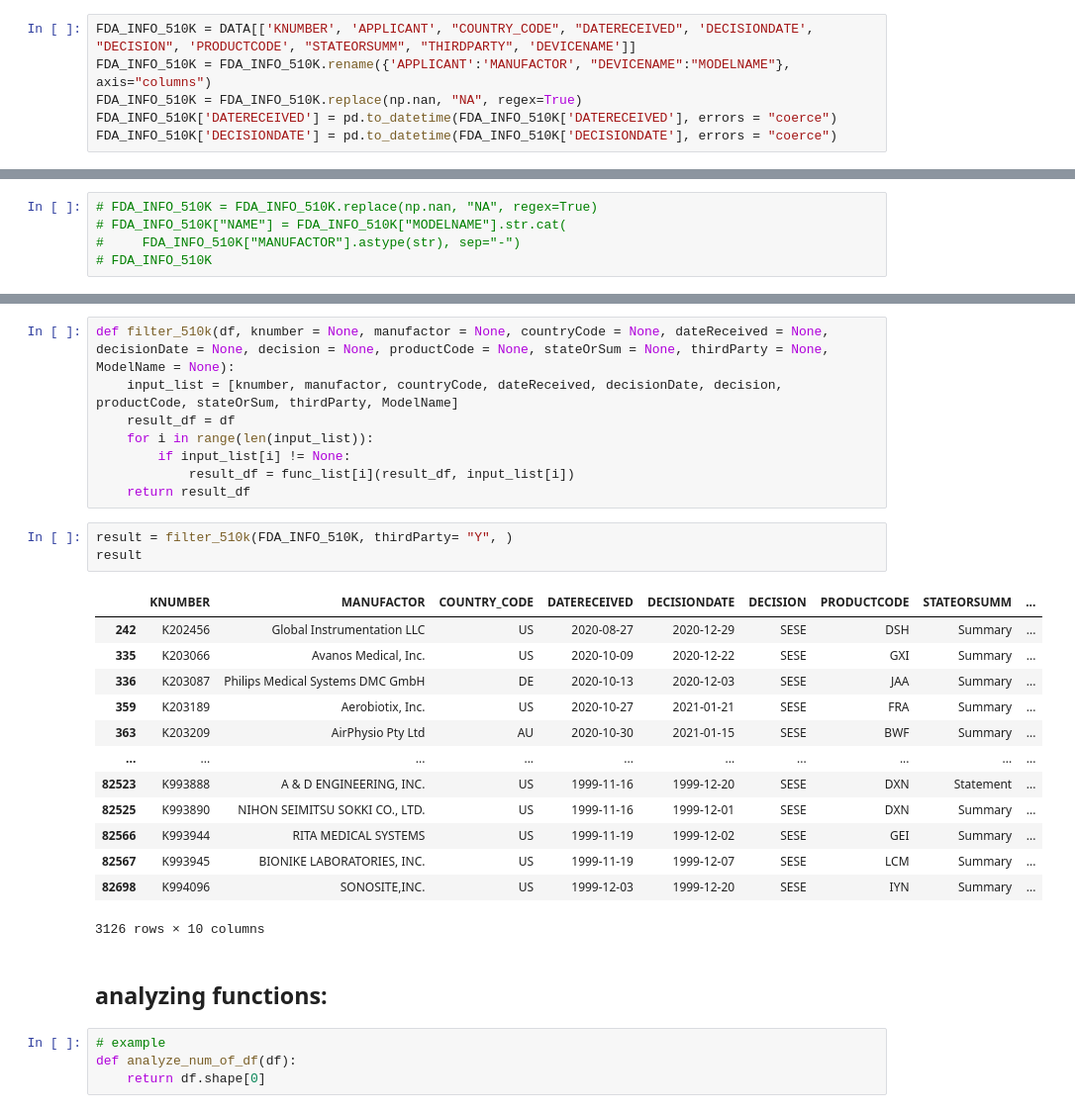
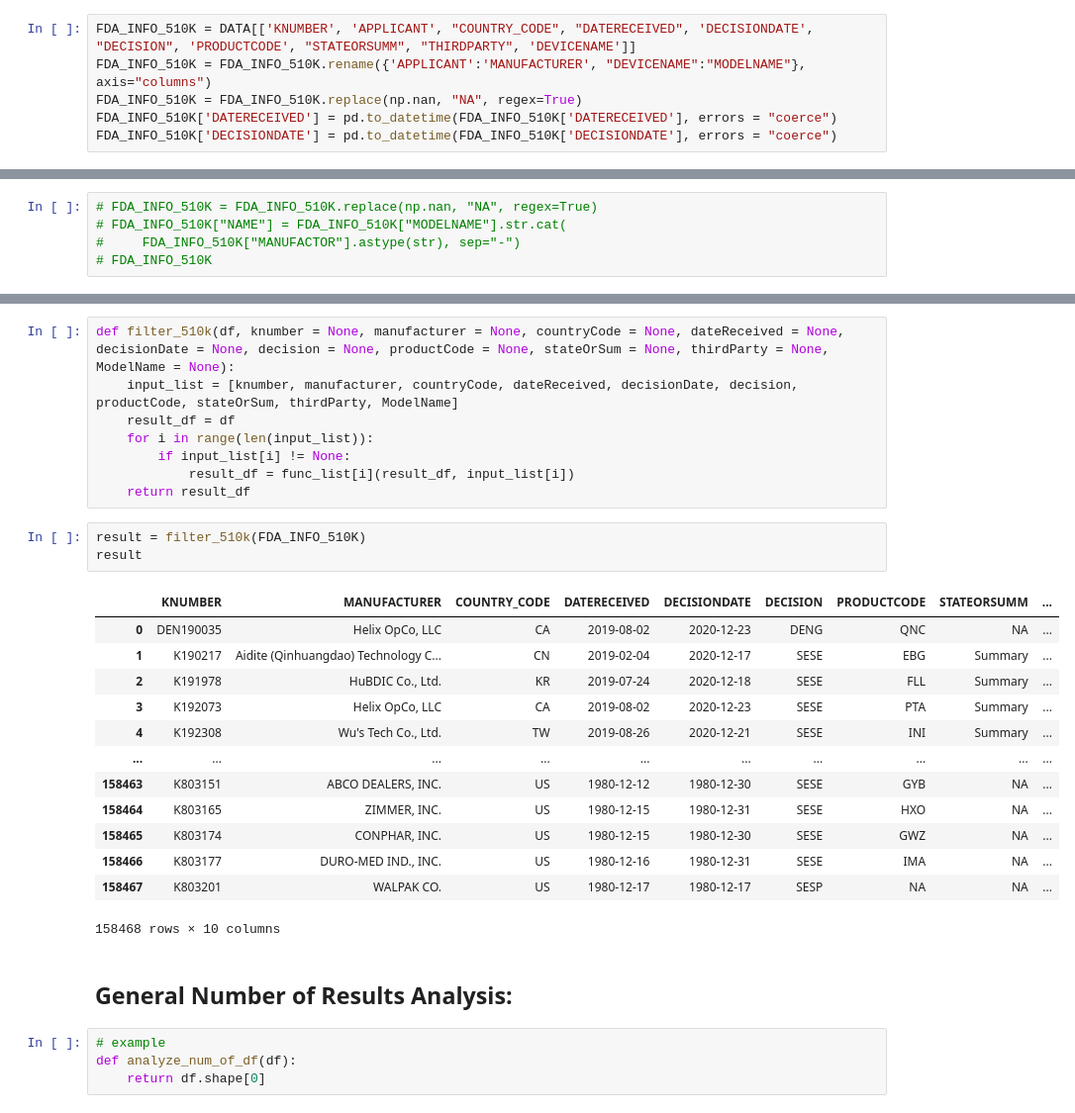
Before and after one commit to BelindaTang1/FDA_DataAnalytics, a Jupyter notebook: searching_engine.ipynb, the cells around one changed output, grey strips where cells are left out. Shown at 99% size. Cells and saved outputs as stored; diff of their text form.

```diff
--- a/searching_engine.ipynb
+++ b/searching_engine.ipynb
@@ -21,7 +23,7 @@ DATA = pd.concat(data_list)
 DATA = DATA.reset_index(drop=True)
 # %%
 FDA_INFO_510K = DATA[['KNUMBER', 'APPLICANT', "COUNTRY_CODE", "DATERECEIVED", 'DECISIONDATE', "DECISION", 'PRODUCTCODE', "STATEORSUMM", "THIRDPARTY", 'DEVICENAME']]
-FDA_INFO_510K = FDA_INFO_510K.rename({'APPLICANT':'MANUFACTOR', "DEVICENAME":"MODELNAME"}, axis="columns")
+FDA_INFO_510K = FDA_INFO_510K.rename({'APPLICANT':'MANUFACTURER', "DEVICENAME":"MODELNAME"}, axis="columns")
 FDA_INFO_510K = FDA_INFO_510K.replace(np.nan, "NA", regex=True)
 FDA_INFO_510K['DATERECEIVED'] = pd.to_datetime(FDA_INFO_510K['DATERECEIVED'], errors = "coerce")
 FDA_INFO_510K['DECISIONDATE'] = pd.to_datetime(FDA_INFO_510K['DECISIONDATE'], errors = "coerce")
@@ -63,32 +65,32 @@ filter_510k_modelName = lambda df, modelName: df[df["MODELNAME"].str.lower().str
 
 func_list = [filter_510k_kNumber, filter_510k_manufactor, filter_510k_countryCode, filter_510k_dateReceived, filter_510k_decisionDate, filter_510k_decision, filter_510k_productCode, filter_510k_stateOrSum, filter_510k_thirdParty, filter_510k_modelName]
 # %%
-def filter_510k(df, knumber = None, manufactor = None, countryCode = None, dateReceived = None, decisionDate = None, decision = None, productCode = None, stateOrSum = None, thirdParty = None, ModelName = None):
-    input_list = [knumber, manufactor, countryCode, dateReceived, decisionDate, decision, productCode, stateOrSum, thirdParty, ModelName]
+def filter_510k(df, knumber = None, manufacturer = None, countryCode = None, dateReceived = None, decisionDate = None, decision = None, productCode = None, stateOrSum = None, thirdParty = None, ModelName = None):
+    input_list = [knumber, manufacturer, countryCode, dateReceived, decisionDate, decision, productCode, stateOrSum, thirdParty, ModelName]
     result_df = df
     for i in range(len(input_list)):
         if input_list[i] != None:
             result_df = func_list[i](result_df, input_list[i])
     return result_df
 # %%
-result = filter_510k(FDA_INFO_510K, thirdParty= "Y", )
+result = filter_510k(FDA_INFO_510K)
 result
 # %% [output]
-|  | KNUMBER | MANUFACTOR | COUNTRY_CODE | DATERECEIVED | DECISIONDATE | DECISION | PRODUCTCODE | STATEORSUMM | ... |
-| 242 | K202456 | Global Instrumentation LLC | US | 2020-08-27 | 2020-12-29 | SESE | DSH | Summary | ... |
-| 335 | K203066 | Avanos Medical, Inc. | US | 2020-10-09 | 2020-12-22 | SESE | GXI | Summary | ... |
-| 336 | K203087 | Philips Medical Systems DMC GmbH | DE | 2020-10-13 | 2020-12-03 | SESE | JAA | Summary | ... |
-| 359 | K203189 | Aerobiotix, Inc. | US | 2020-10-27 | 2021-01-21 | SESE | FRA | Summary | ... |
-| 363 | K203209 | AirPhysio Pty Ltd | AU | 2020-10-30 | 2021-01-15 | SESE | BWF | Summary | ... |
+|  | KNUMBER | MANUFACTURER | COUNTRY_CODE | DATERECEIVED | DECISIONDATE | DECISION | PRODUCTCODE | STATEORSUMM | ... |
+| 0 | DEN190035 | Helix OpCo, LLC | CA | 2019-08-02 | 2020-12-23 | DENG | QNC | NA | ... |
+| 1 | K190217 | Aidite (Qinhuangdao) Technology C... | CN | 2019-02-04 | 2020-12-17 | SESE | EBG | Summary | ... |
+| 2 | K191978 | HuBDIC Co., Ltd. | KR | 2019-07-24 | 2020-12-18 | SESE | FLL | Summary | ... |
+| 3 | K192073 | Helix OpCo, LLC | CA | 2019-08-02 | 2020-12-23 | SESE | PTA | Summary | ... |
+| 4 | K192308 | Wu's Tech Co., Ltd. | TW | 2019-08-26 | 2020-12-21 | SESE | INI | Summary | ... |
 | ... | ... | ... | ... | ... | ... | ... | ... | ... | ... |
-| 82523 | K993888 | A & D ENGINEERING, INC. | US | 1999-11-16 | 1999-12-20 | SESE | DXN | Statement | ... |
-| 82525 | K993890 | NIHON SEIMITSU SOKKI CO., LTD. | US | 1999-11-16 | 1999-12-01 | SESE | DXN | Summary | ... |
-| 82566 | K993944 | RITA MEDICAL SYSTEMS | US | 1999-11-19 | 1999-12-02 | SESE | GEI | Summary | ... |
-| 82567 | K993945 | BIONIKE LABORATORIES, INC. | US | 1999-11-19 | 1999-12-07 | SESE | LCM | Summary | ... |
-| 82698 | K994096 | SONOSITE,INC. | US | 1999-12-03 | 1999-12-20 | SESE | IYN | Summary | ... |
+| 158463 | K803151 | ABCO DEALERS, INC. | US | 1980-12-12 | 1980-12-30 | SESE | GYB | NA | ... |
+| 158464 | K803165 | ZIMMER, INC. | US | 1980-12-15 | 1980-12-31 | SESE | HXO | NA | ... |
+| 158465 | K803174 | CONPHAR, INC. | US | 1980-12-15 | 1980-12-30 | SESE | GWZ | NA | ... |
+| 158466 | K803177 | DURO-MED IND., INC. | US | 1980-12-16 | 1980-12-31 | SESE | IMA | NA | ... |
+| 158467 | K803201 | WALPAK CO. | US | 1980-12-17 | 1980-12-17 | SESP | NA | NA | ... |
-3126 rows × 10 columns
+158468 rows × 10 columns
-# %% [markdown]
-## analyzing functions:
+# %% [markdown]
+## General Number of Results Analysis:
 # %%
 # example
 def analyze_num_of_df(df):
```
Also changed, not shown: parts of 19 cells of this notebook, 1 other file.
